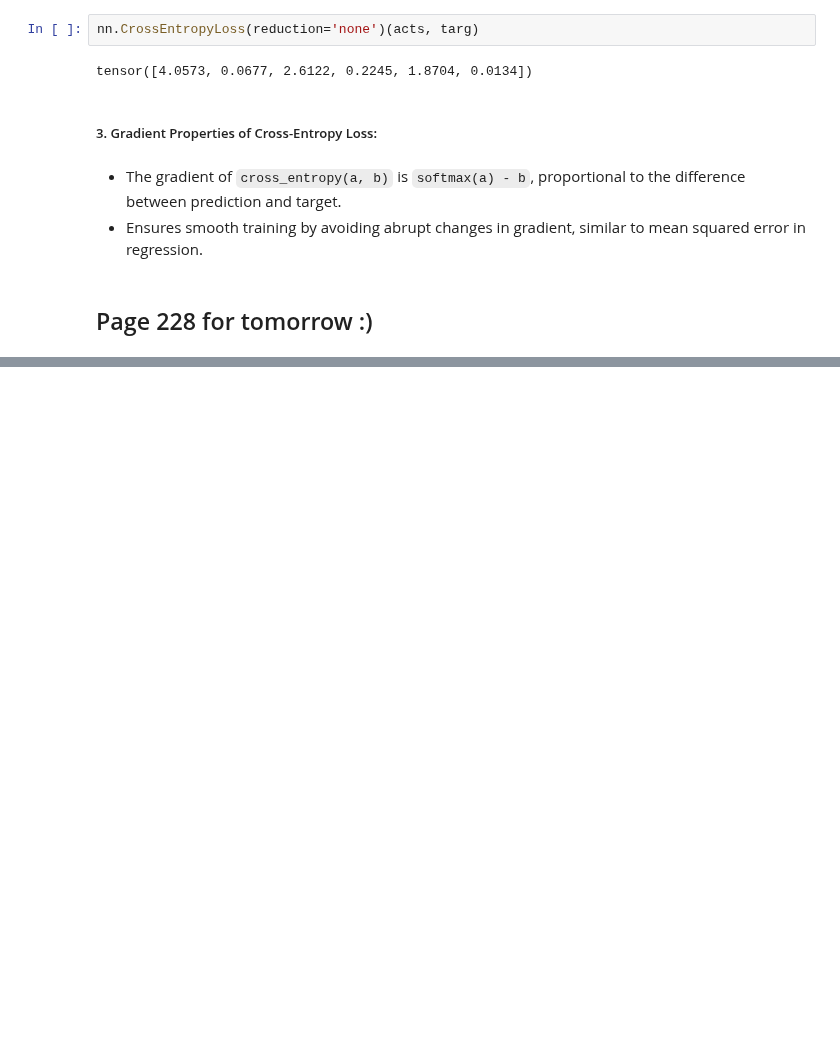
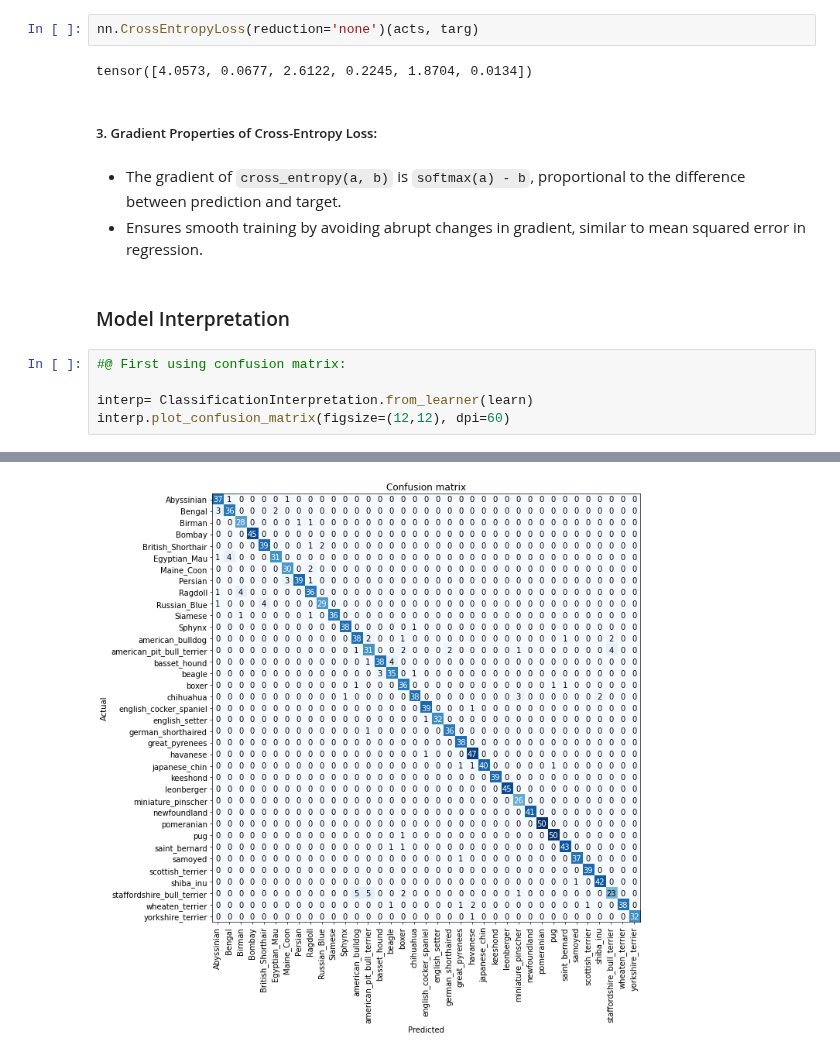
Before and after one commit to Firojpaudel/Machine-Learning-Notes, a Jupyter notebook: Practical Deep Learning For Coders/Chapter_5.ipynb, the cells around one changed output, grey strips where cells are left out. Drawn from its saved outputs; the diff is of its cells as text; blank space fills up the shorter version.

````diff
--- a/Practical Deep Learning For Coders/Chapter_5.ipynb
+++ b/Practical Deep Learning For Coders/Chapter_5.ipynb
@@ -437,5 +437,11 @@ tensor([4.0573, 0.0677, 2.6122, 0.2245, 1.8704, 0.0134])
 # %% [markdown]
 - The gradient of ```cross_entropy(a, b)``` is ```softmax(a) - b```, proportional to the difference between prediction and target.
 - Ensures smooth training by avoiding abrupt changes in gradient, similar to mean squared error in regression.
-# %% [markdown]
-## Page 228 for tomorrow :)
+# %% [markdown]
+### Model Interpretation
+# %%
+#@ First using confusion matrix:
+
+interp= ClassificationInterpretation.from_learner(learn)
+interp.plot_confusion_matrix(figsize=(12,12), dpi=60)
+# %% [output]
@@ -441,0 +450 @@ tensor([4.0573, 0.0677, 2.6122, 0.2245, 1.8704, 0.0134])
+[figure, added]
````
Also changed, not shown: parts of 33 cells of this notebook.
